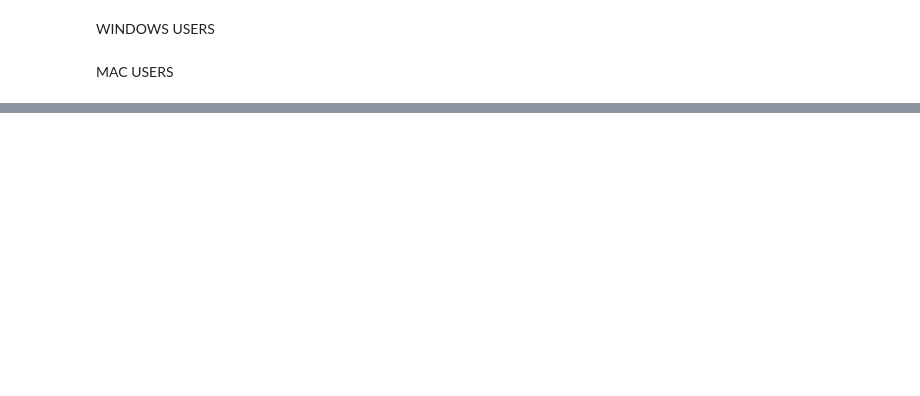
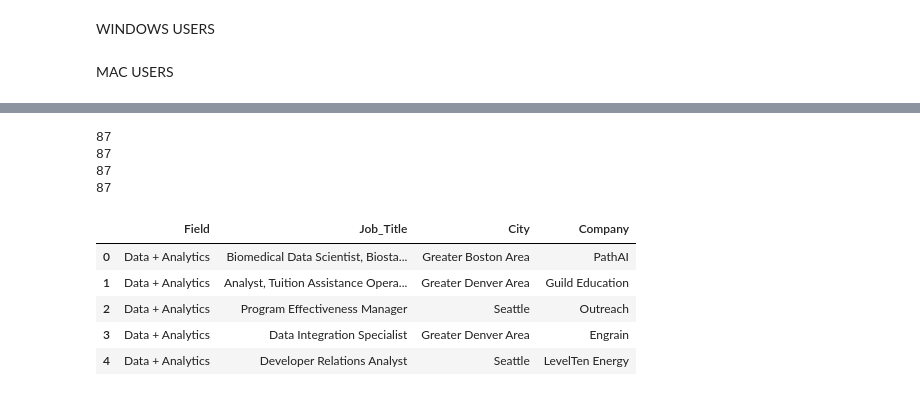
Before and after one commit to lmstevens/job_hunt_ETL_project, a Jupyter notebook: Job_Hunt/Job_Hunt.ipynb, the cells around one changed output, grey strips where cells are left out. Cells and saved outputs as stored; diff of their text form; code cells hidden in the pictures; blank space fills up the shorter version.

```diff
--- a/Job_Hunt/Job_Hunt.ipynb
+++ b/Job_Hunt/Job_Hunt.ipynb
@@ -12,0 +67,20 @@ MAC USERS
+# %%
+print(len(City))
+print(len(Company))
+print(len(Job_Title))
+print(len(Field))
+# %% [output]
+87
+87
+87
+87
+# %%
+df= pd.DataFrame({"Field":Field,"Job_Title":Job_Title,"City":City,"Company":Company})
+df.head()
+# %% [output]
+|  | Field | Job_Title | City | Company |
+| 0 | Data + Analytics | Biomedical Data Scientist, Biosta... | Greater Boston Area | PathAI |
+| 1 | Data + Analytics | Analyst, Tuition Assistance Opera... | Greater Denver Area | Guild Education |
+| 2 | Data + Analytics | Program Effectiveness Manager | Seattle | Outreach |
+| 3 | Data + Analytics | Data Integration Specialist | Greater Denver Area | Engrain |
+| 4 | Data + Analytics | Developer Relations Analyst | Seattle | LevelTen Energy |
```
Also changed, not shown: parts of 22 cells of this notebook, 1 other file.
